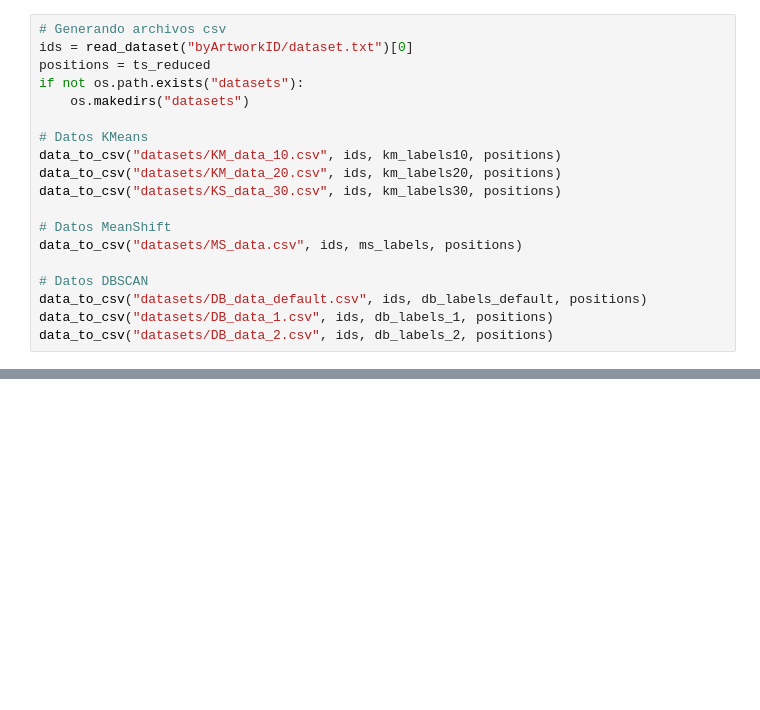
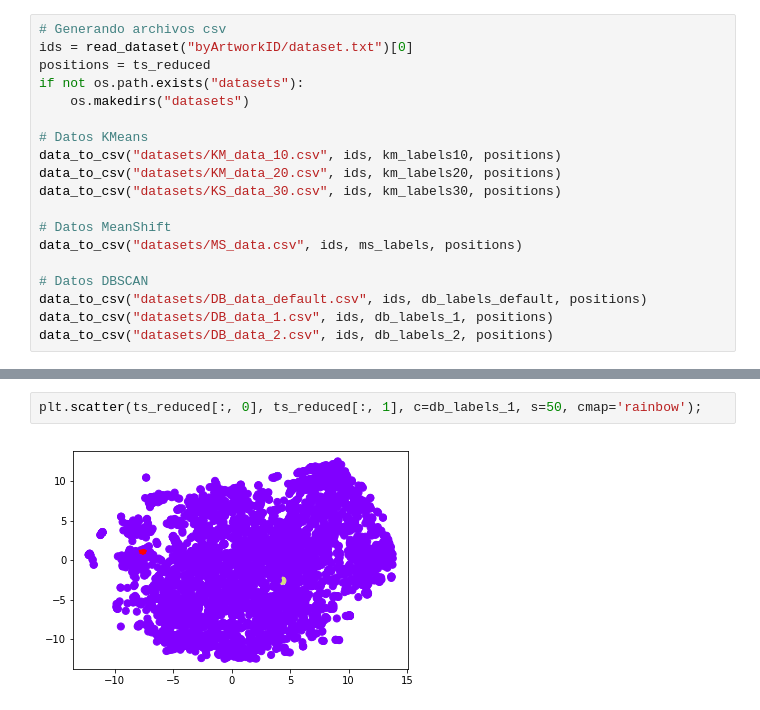
Before and after one commit to ptflores1/IIC1005-TareaGrande2, a Jupyter notebook: Tarea grande 2.ipynb, the cells around one changed output, grey strips where cells are left out. Saved outputs shown, nothing was run; the diff lists cells and outputs as text; blank space fills up the shorter version.

```diff
--- a/Tarea grande 2.ipynb
+++ b/Tarea grande 2.ipynb
@@ -161,0 +148,4 @@ data_to_csv("datasets/DB_data_2.csv", ids, db_labels_2, positions)
+# %%
+plt.scatter(ts_reduced[:, 0], ts_reduced[:, 1], c=db_labels_1, s=50, cmap='rainbow');
+# %% [output]
+[figure, added]
```
Also changed, not shown: parts of 10 cells of this notebook, 10 other files.
